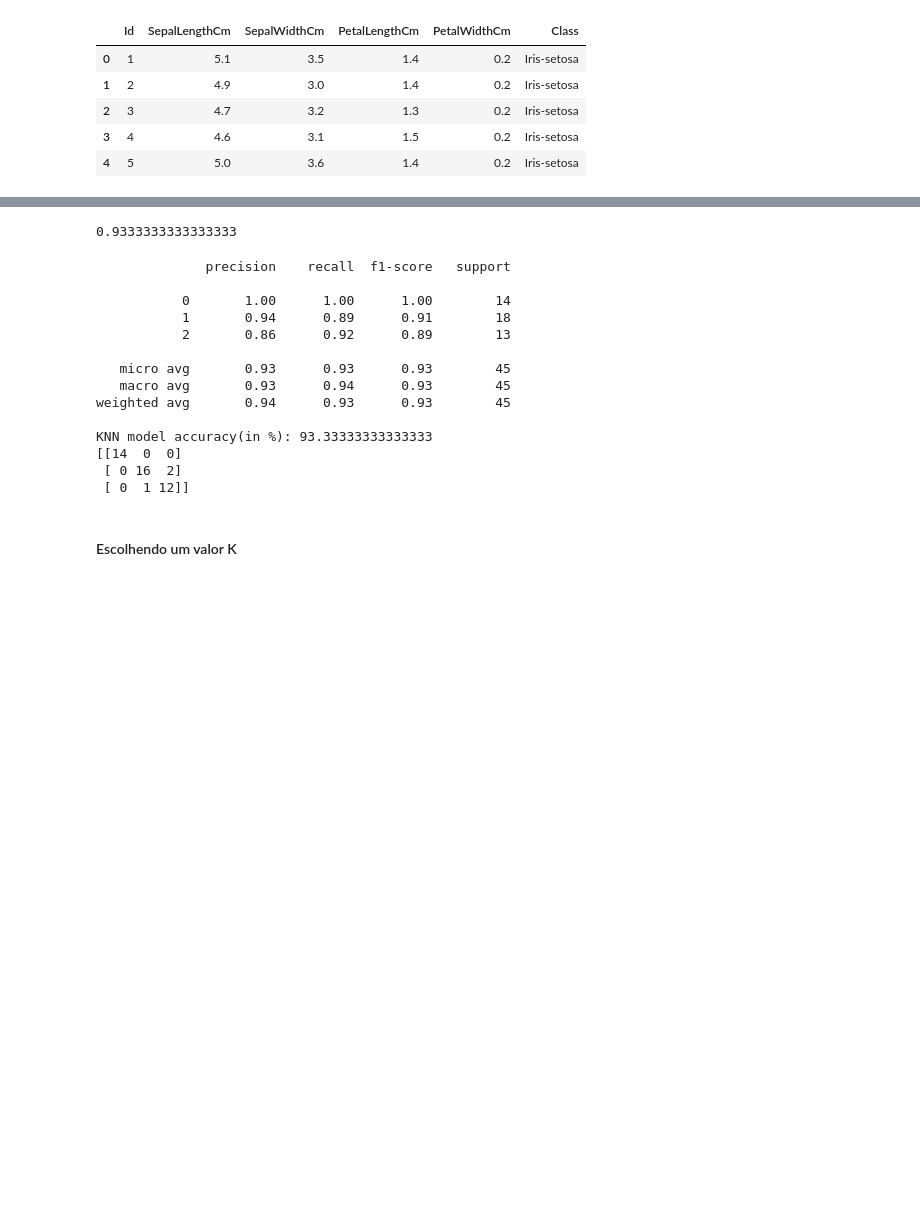
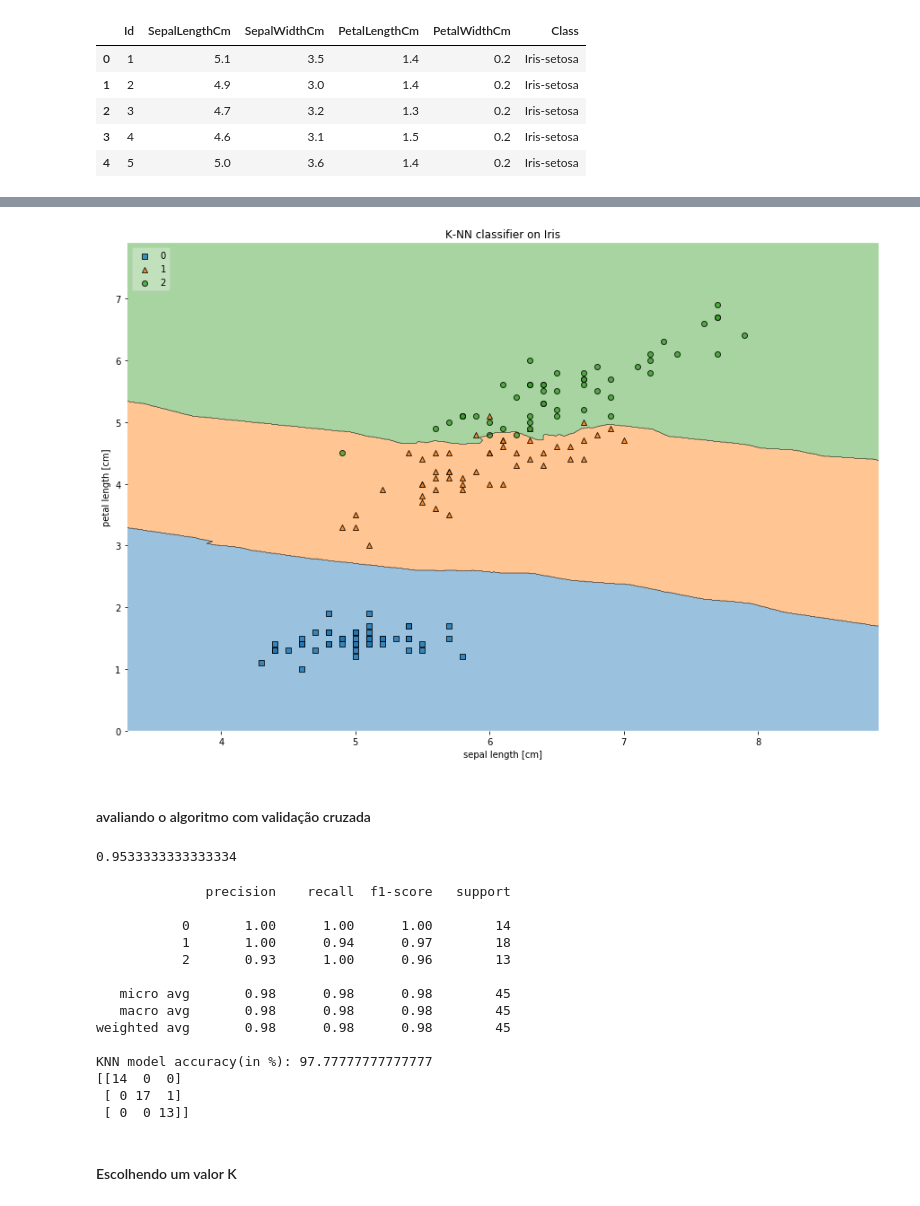
Before and after one commit to HenzoVz/Machine-Learning-With-Python, a Jupyter notebook: classificação/K-Nearest Neighbor.ipynb, the cells around one changed output, grey strips where cells are left out. Cells and saved outputs as stored; diff of their text form; code cells hidden in the pictures; blank space fills up the shorter version.

```diff
--- a/classificação/K-Nearest Neighbor.ipynb
+++ b/classificação/K-Nearest Neighbor.ipynb
@@ -27,19 +29,11 @@ Iris-virginica     50
 Name: Class, dtype: int64
 # %%
-target_names_iris = ['setosa', 'versicolor', 'virginica']
-
-X = data.drop(['SepalWidthCm','PetalWidthCm','Class','Id'],axis=1).values
-y = data['Class'].values
-
-from sklearn.preprocessing import LabelEncoder
-labelencoder_previsores = LabelEncoder()
-y = labelencoder_previsores.fit_transform(y)
+features_ = df.drop(['SepalWidthCm','PetalWidthCm','Class','Id'],axis=1).values
+class_ = df['Class'].values
-# %%
-from sklearn.preprocessing import StandardScaler
-scaler = StandardScaler()
-scaler.fit(X)
-scaled_features = scaler.transform(X)
-X = pd.DataFrame(scaled_features,columns=df.columns[1:3]).values
+# %%
+from sklearn.preprocessing import LabelEncoder
+labelencoder_forecast = LabelEncoder()
+class_ = labelencoder_forecast.fit_transform(class_)
 # %%
 from sklearn.model_selection import train_test_split
 from sklearn.metrics import classification_report, confusion_matrix
@@ -49,20 +43,19 @@ X_train, X_test, y_train, y_test = train_test_split(X, y, test_size=0.3, random_
 # %%
 from sklearn.neighbors import KNeighborsClassifier
 # %%
-knn = KNeighborsClassifier(n_neighbors=3)
-knn.fit(X_train,y_train)
-y_pred = knn.predict(X_test)
+classifier_knn = KNeighborsClassifier(n_neighbors=11)
+classifier_knn.fit(X_train,y_train)
+y_pred = classifier_knn.predict(X_test)
 # %%
 #Decision regions in 2D
 from mlxtend.plotting import plot_decision_regions
 
 #Plotting decision regions
-plot_decision_regions(X, y, clf=knn, legend=3)
+plot_decision_regions(features_, class_, clf=classifier_knn, legend=2)
 
 # Adding axes annotations
 plt.xlabel('sepal length [cm]')
 plt.ylabel('petal length [cm]')
 plt.title('K-NN classifier on Iris')
-plt.legend(target_names_iris)
 plt.show()
 # %% [output]
@@ -71,29 +62,32 @@ plt.show()
+[figure, added]
+# %% [markdown]
+#### avaliando o algoritmo com validação cruzada
 # %%
 from sklearn.model_selection import cross_val_score
 
-scores_dt = cross_val_score(knn, X, y, scoring='accuracy', cv=5)
+scores_dt = cross_val_score(classifier_knn, features_, class_, scoring='accuracy', cv=10)
 print(scores_dt.mean())
 # %% [output]
-0.9333333333333333
+0.9533333333333334
 # %%
-print(classification_report(y_test,pred))
+print(classification_report(y_test,y_pred))
 print("KNN model accuracy(in %):", metrics.accuracy_score(y_test, y_pred)*100)
 print(confusion_matrix(y_test,y_pred))
 # %% [output]
               precision    recall  f1-score   support
 
            0       1.00      1.00      1.00        14
-           1       0.94      0.89      0.91        18
-           2       0.86      0.92      0.89        13
+           1       1.00      0.94      0.97        18
+           2       0.93      1.00      0.96        13
 
-   micro avg       0.93      0.93      0.93        45
-   macro avg       0.93      0.94      0.93        45
-weighted avg       0.94      0.93      0.93        45
+   micro avg       0.98      0.98      0.98        45
+   macro avg       0.98      0.98      0.98        45
+weighted avg       0.98      0.98      0.98        45
 
-KNN model accuracy(in %): 93.33333333333333
+KNN model accuracy(in %): 97.77777777777777
 [[14  0  0]
- [ 0 16  2]
- [ 0  1 12]]
+ [ 0 17  1]
+ [ 0  0 13]]
 # %% [markdown]
 ####  Escolhendo um valor K
 # %%
```
Also changed, not shown: parts of 5 cells of this notebook, 15 other files.
